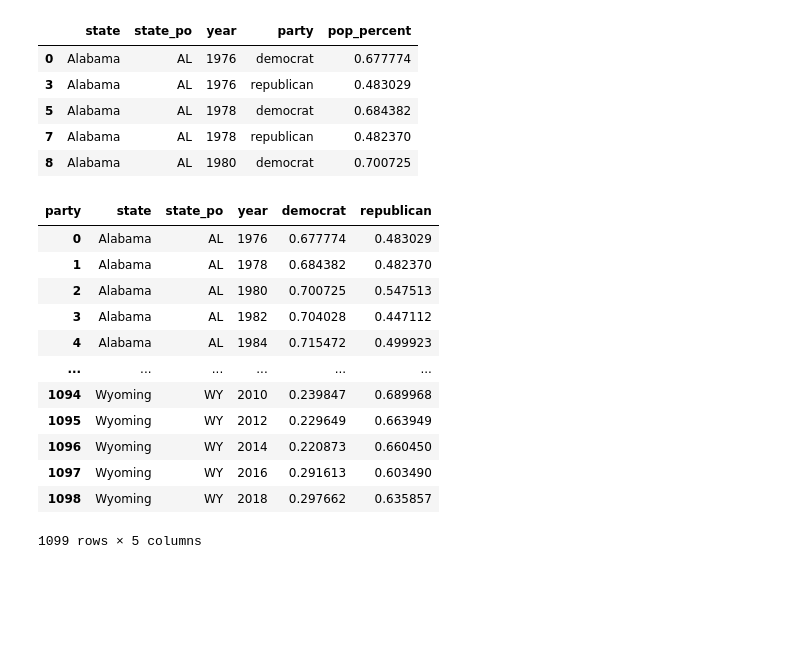
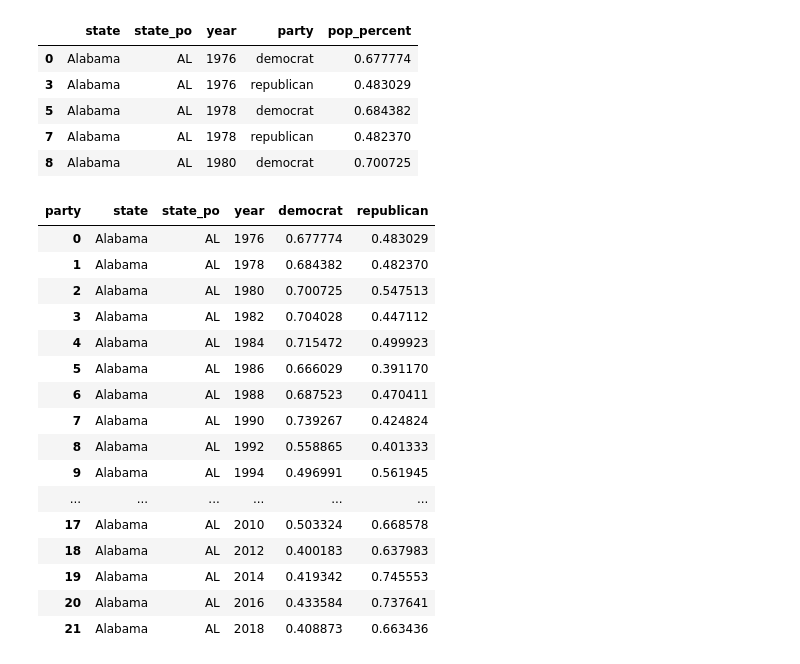
Before and after one commit to susheelk/us-election-prediction, a Jupyter notebook: notebook/parse_house.ipynb, the cells around one changed output. Cells and saved outputs as stored; diff of their text form; code cells hidden in the pictures; blank space fills up the shorter version.

```diff
--- a/notebook/parse_house.ipynb
+++ b/notebook/parse_house.ipynb
@@ -44,19 +45,23 @@ house.head()
 | 8 | Alabama | AL | 1980 | democrat | 0.700725 |
 # %%
 house = house.pivot_table(index=['state', 'state_po', 'year'], columns=['party'], values='pop_percent').fillna(0).reset_index()
-# %%
-house
-# %% [output]
-| party | state | state_po | year | democrat | republican |
-| 0 | Alabama | AL | 1976 | 0.677774 | 0.483029 |
-| 1 | Alabama | AL | 1978 | 0.684382 | 0.482370 |
-| 2 | Alabama | AL | 1980 | 0.700725 | 0.547513 |
-| 3 | Alabama | AL | 1982 | 0.704028 | 0.447112 |
-| 4 | Alabama | AL | 1984 | 0.715472 | 0.499923 |
-| ... | ... | ... | ... | ... | ... |
-| 1094 | Wyoming | WY | 2010 | 0.239847 | 0.689968 |
-| 1095 | Wyoming | WY | 2012 | 0.229649 | 0.663949 |
-| 1096 | Wyoming | WY | 2014 | 0.220873 | 0.660450 |
-| 1097 | Wyoming | WY | 2016 | 0.291613 | 0.603490 |
-| 1098 | Wyoming | WY | 2018 | 0.297662 | 0.635857 |
-1099 rows × 5 columns
+# %%
+house[house['state'] == 'Alabama']
+# %% [output]
+| party | state | state_po | year | democrat | republican |
+| 0 | Alabama | AL | 1976 | 0.677774 | 0.483029 |
+| 1 | Alabama | AL | 1978 | 0.684382 | 0.482370 |
+| 2 | Alabama | AL | 1980 | 0.700725 | 0.547513 |
+| 3 | Alabama | AL | 1982 | 0.704028 | 0.447112 |
+| 4 | Alabama | AL | 1984 | 0.715472 | 0.499923 |
+| 5 | Alabama | AL | 1986 | 0.666029 | 0.391170 |
+| 6 | Alabama | AL | 1988 | 0.687523 | 0.470411 |
+| 7 | Alabama | AL | 1990 | 0.739267 | 0.424824 |
+| 8 | Alabama | AL | 1992 | 0.558865 | 0.401333 |
+| 9 | Alabama | AL | 1994 | 0.496991 | 0.561945 |
+| ... | ... | ... | ... | ... | ... |
+| 17 | Alabama | AL | 2010 | 0.503324 | 0.668578 |
+| 18 | Alabama | AL | 2012 | 0.400183 | 0.637983 |
+| 19 | Alabama | AL | 2014 | 0.419342 | 0.745553 |
+| 20 | Alabama | AL | 2016 | 0.433584 | 0.737641 |
+| 21 | Alabama | AL | 2018 | 0.408873 | 0.663436 |
```
Also changed, not shown: parts of 2 cells of this notebook, 11 other files.
